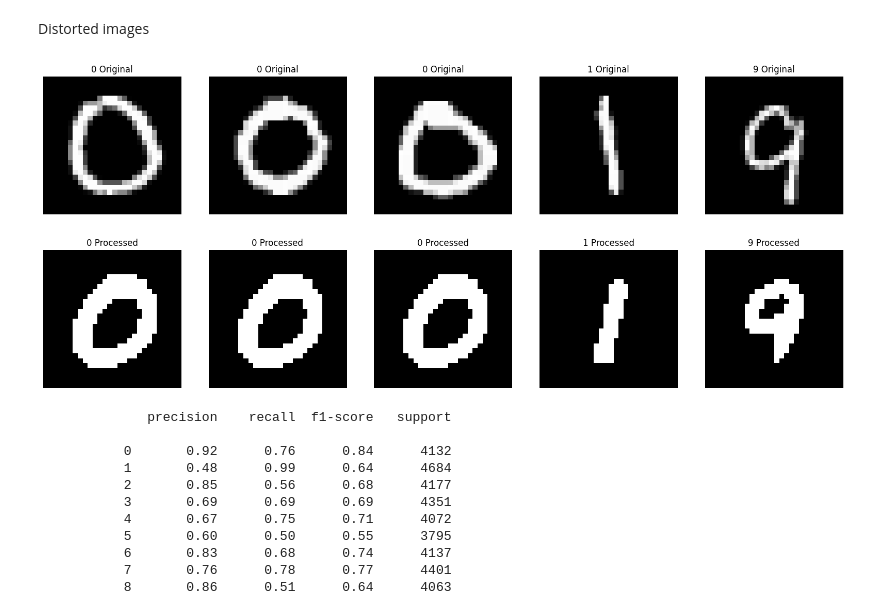
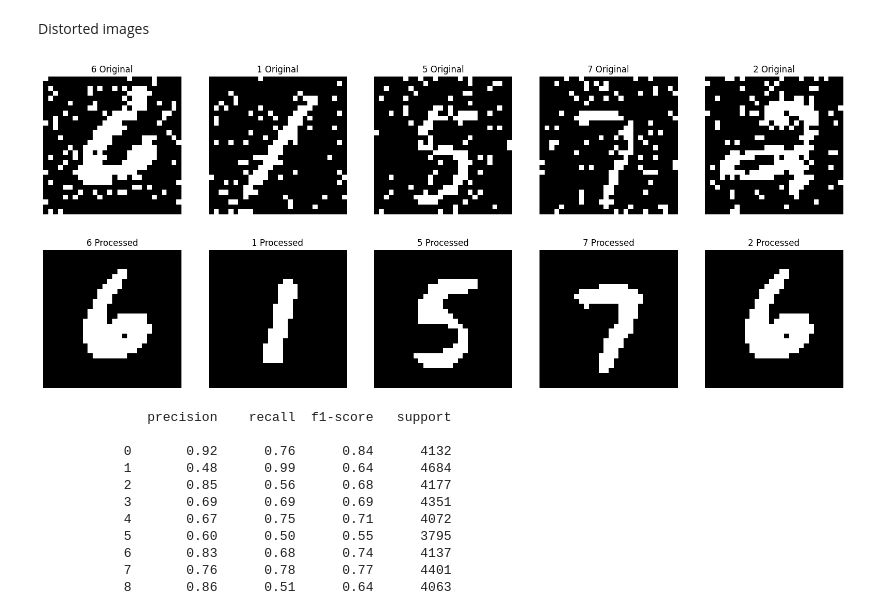
Before and after one commit to trilgar/coursework, a Jupyter notebook: coursework/hamming.ipynb, the cells around one changed output. Saved outputs shown, nothing was run; the diff lists cells and outputs as text; code cells hidden in the pictures.

```diff
--- a/coursework/hamming.ipynb
+++ b/coursework/hamming.ipynb
@@ -202,21 +202,21 @@ predict = hamming.processBatch(D_X)
 # %%
 plt.figure(figsize=[20, 8])
 for i, c in enumerate(np.random.choice(len(X_train), 5, False)):
     l = Y_train[c]
 
     # original image
     plt.subplot(2, 5, i + 1)
     plt.title("{} Original".format(l))
     plt.axis('off')
-    plt.imshow(X_train[c].reshape((28, 28)), cmap='gray')
+    plt.imshow(D_X[c].reshape((28, 28)), cmap='gray')
 
     # processed image
     plt.subplot(2, 5, i + 6)
     plt.title("{} Processed".format(l))
     plt.axis('off')
     plt.imshow(bitPatterns[predict[c]].reshape((28, 28)), cmap='gray')
 # %% [output]
-[figure, old version]
+[figure, new version]
 # %%
 print(classification_report(Y_train, predict))
 # %% [output]
```
